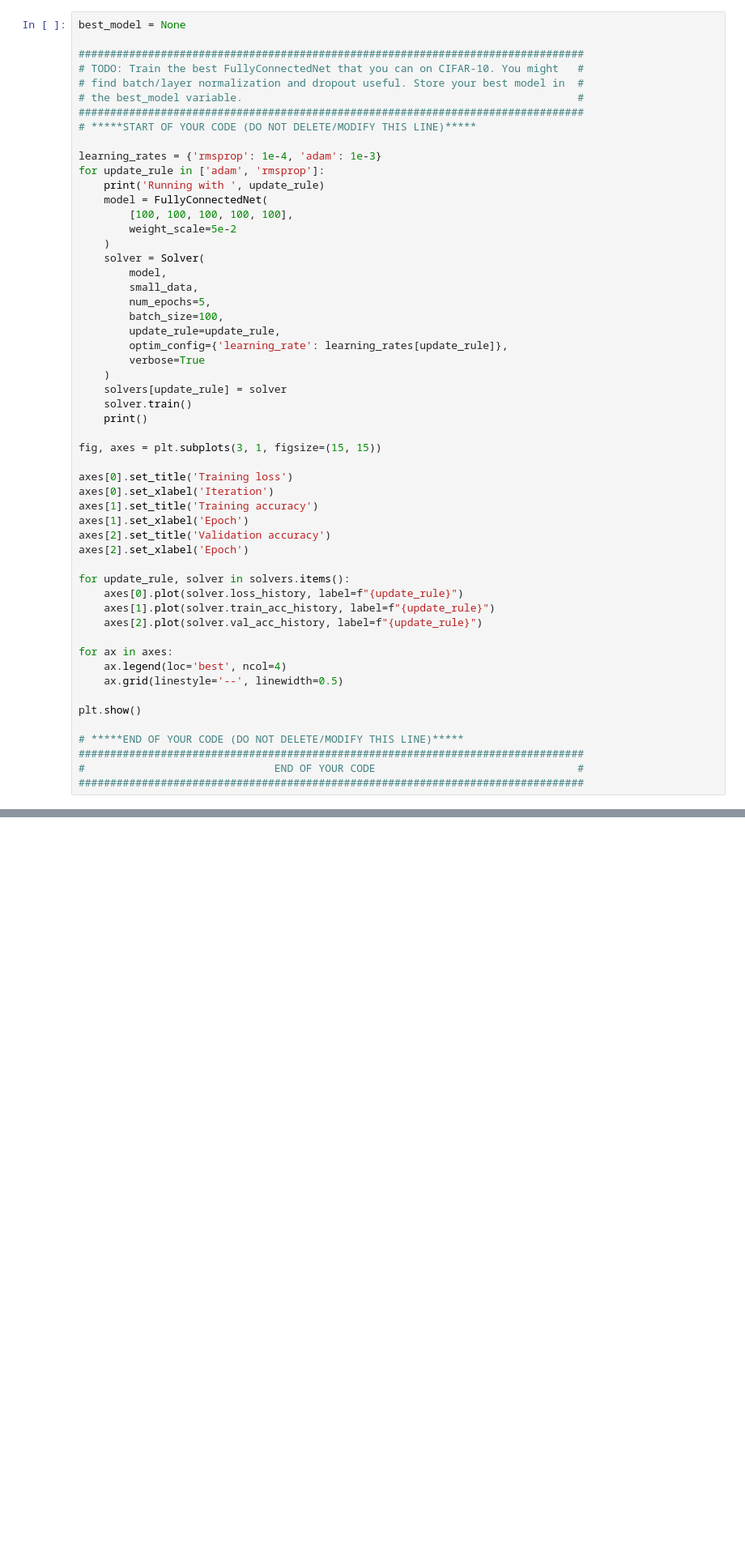
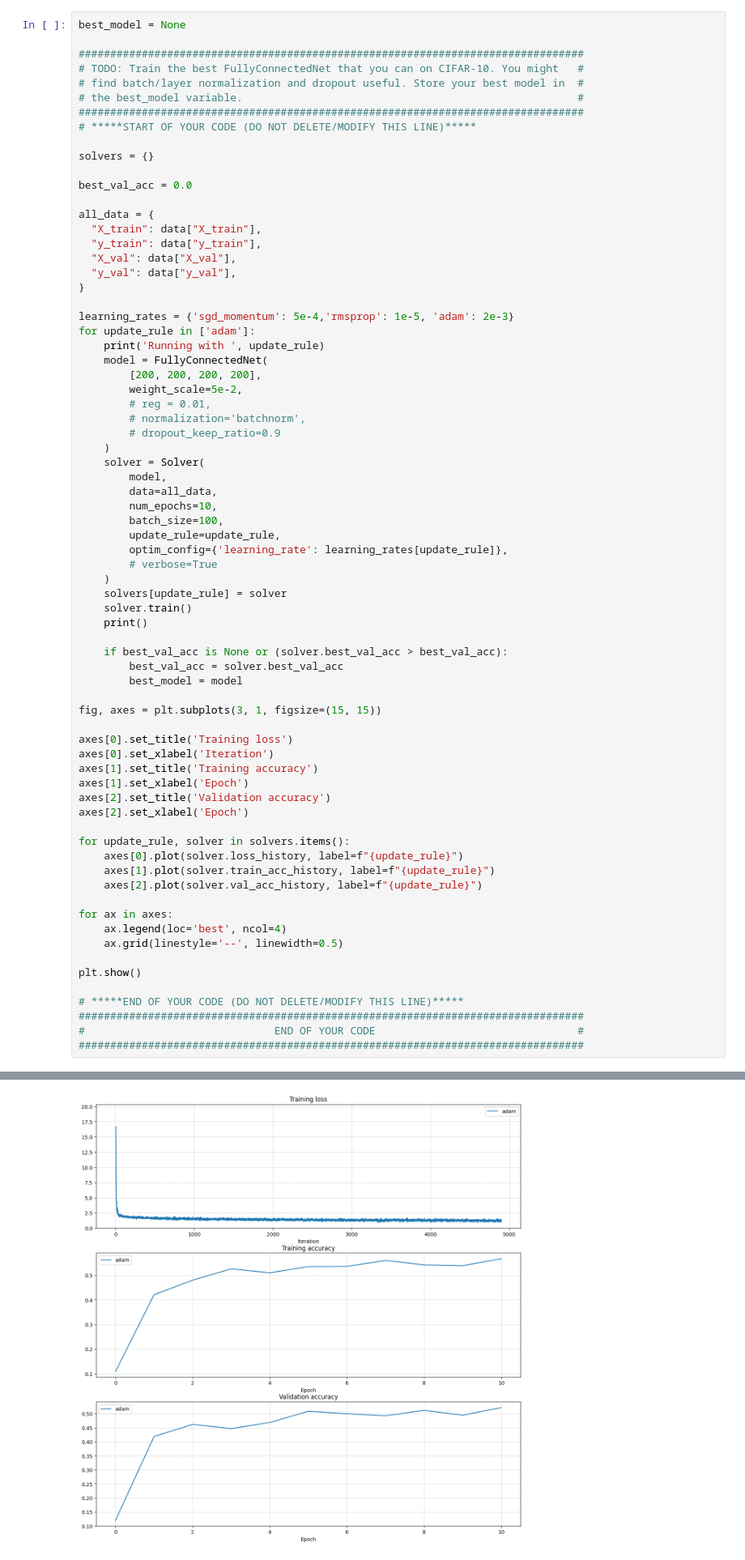
Before and after one commit to codingbus821/CS231n-Assignments, a Jupyter notebook: assignment1/FullyConnectedNets.ipynb, the cells around one changed output, grey strips where cells are left out. Shown at 81% size. Cells and saved outputs as stored; diff of their text form; blank space fills up the shorter version.

```diff
--- a/assignment1/FullyConnectedNets.ipynb
+++ b/assignment1/FullyConnectedNets.ipynb
@@ -532,25 +529,43 @@ best_model = None
 ################################################################################
 # *****START OF YOUR CODE (DO NOT DELETE/MODIFY THIS LINE)*****
 
-learning_rates = {'rmsprop': 1e-4, 'adam': 1e-3}
-for update_rule in ['adam', 'rmsprop']:
+solvers = {}
+
+best_val_acc = 0.0
+
+all_data = {
+  "X_train": data["X_train"],
+  "y_train": data["y_train"],
+  "X_val": data["X_val"],
+  "y_val": data["y_val"],
+}
+
+learning_rates = {'sgd_momentum': 5e-4,'rmsprop': 1e-5, 'adam': 2e-3}
+for update_rule in ['adam']:
     print('Running with ', update_rule)
     model = FullyConnectedNet(
-        [100, 100, 100, 100, 100],
-        weight_scale=5e-2
+        [200, 200, 200, 200],
+        weight_scale=5e-2,
+        # reg = 0.01,
+        # normalization='batchnorm',
+        # dropout_keep_ratio=0.9
     )
     solver = Solver(
         model,
-        small_data,
-        num_epochs=5,
+        data=all_data,
+        num_epochs=10,
         batch_size=100,
         update_rule=update_rule,
         optim_config={'learning_rate': learning_rates[update_rule]},
-        verbose=True
+        # verbose=True
     )
     solvers[update_rule] = solver
     solver.train()
     print()
+
+    if best_val_acc is None or (solver.best_val_acc > best_val_acc):
+        best_val_acc = solver.best_val_acc
+        best_model = model
 
 fig, axes = plt.subplots(3, 1, figsize=(15, 15))
 
@@ -576,3 +591,4 @@ plt.show()
 ################################################################################
 #                              END OF YOUR CODE                                #
 ################################################################################
+# %% [output]
@@ -579,3 +612,4 @@ plt.show()
+[figure, added]
 # %% [markdown]
 # Test Your Model!
 Run your best model on the validation and test sets. You should achieve at least 50% accuracy on the validation set and the test set.
```
Also changed, not shown: parts of 3 cells of this notebook, 1 other file.
